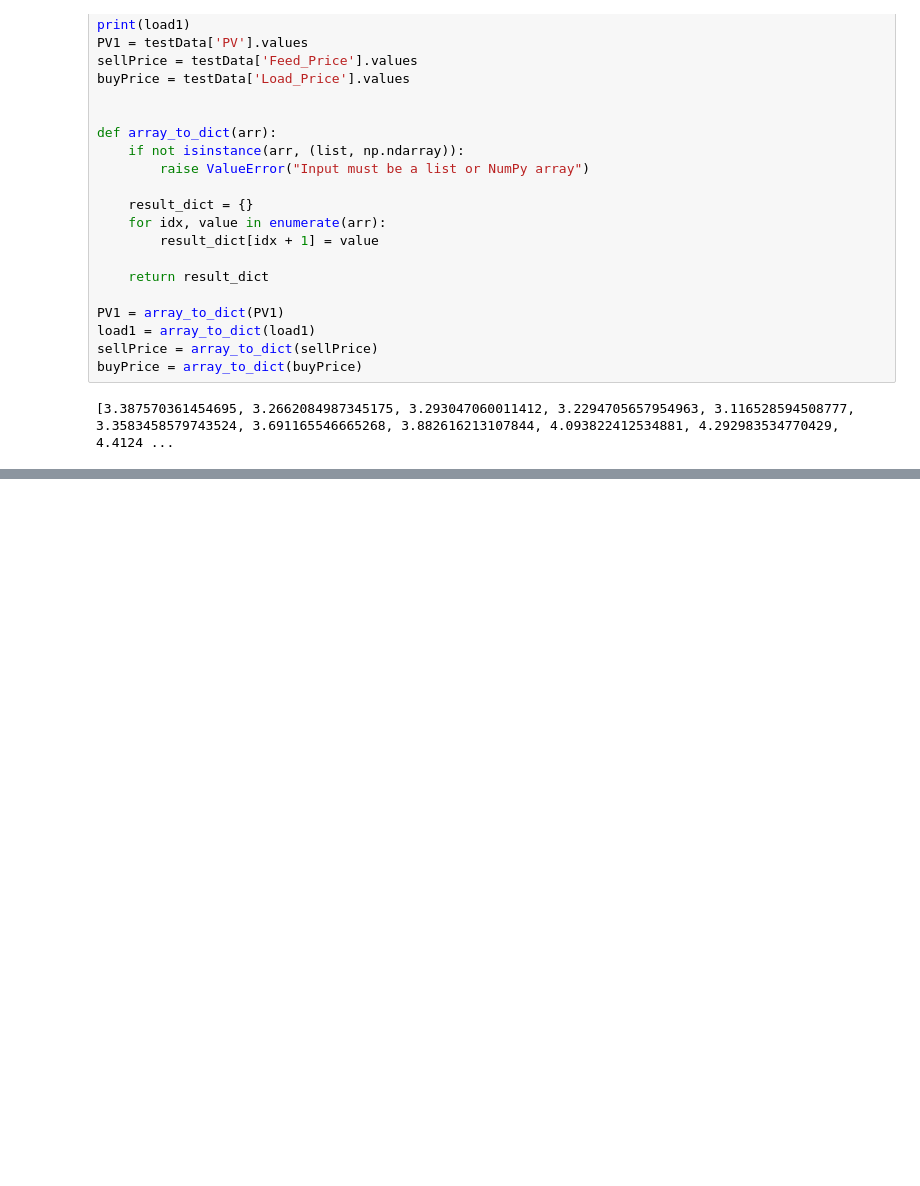
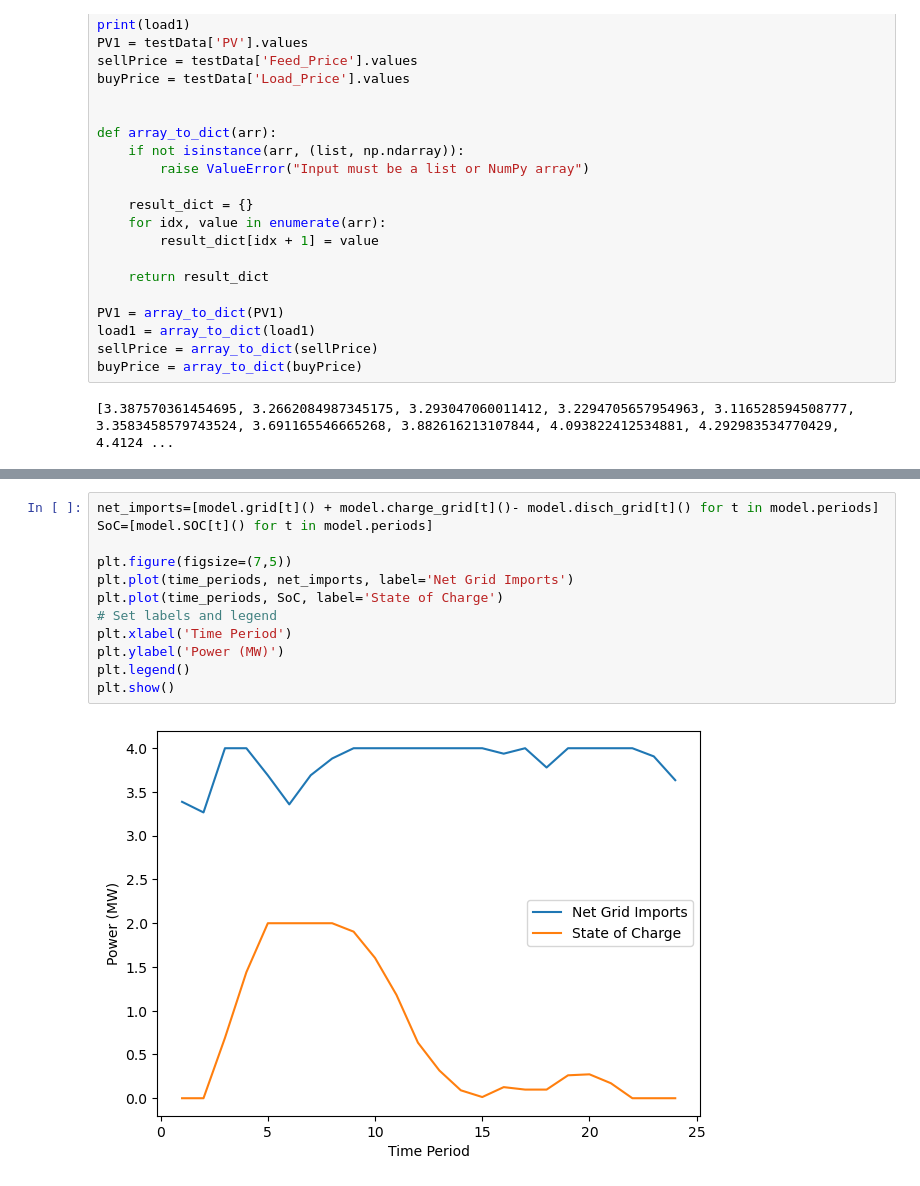
Before and after one commit to BenjaminTro/Cineldi, a Jupyter notebook: Task4.ipynb, the cells around one changed output, grey strips where cells are left out. Drawn from its saved outputs; the diff is of its cells as text; blank space fills up the shorter version.

```diff
--- a/Task4.ipynb
+++ b/Task4.ipynb
@@ -784,3 +783,17 @@ No artists with labels found to put in legend.  Note that artists whose label st
+# %%
+net_imports=[model.grid[t]() + model.charge_grid[t]()- model.disch_grid[t]() for t in model.periods]
+SoC=[model.SOC[t]() for t in model.periods]
+
+plt.figure(figsize=(7,5))
+plt.plot(time_periods, net_imports, label='Net Grid Imports')
+plt.plot(time_periods, SoC, label='State of Charge')
+# Set labels and legend
+plt.xlabel('Time Period')
+plt.ylabel('Power (MW)')
+plt.legend()
+plt.show()
+# %% [output]
+[figure, added]
 # %%
 ## SCRAP:
 
```
Also changed, not shown: parts of 9 cells of this notebook, 2 other files.
